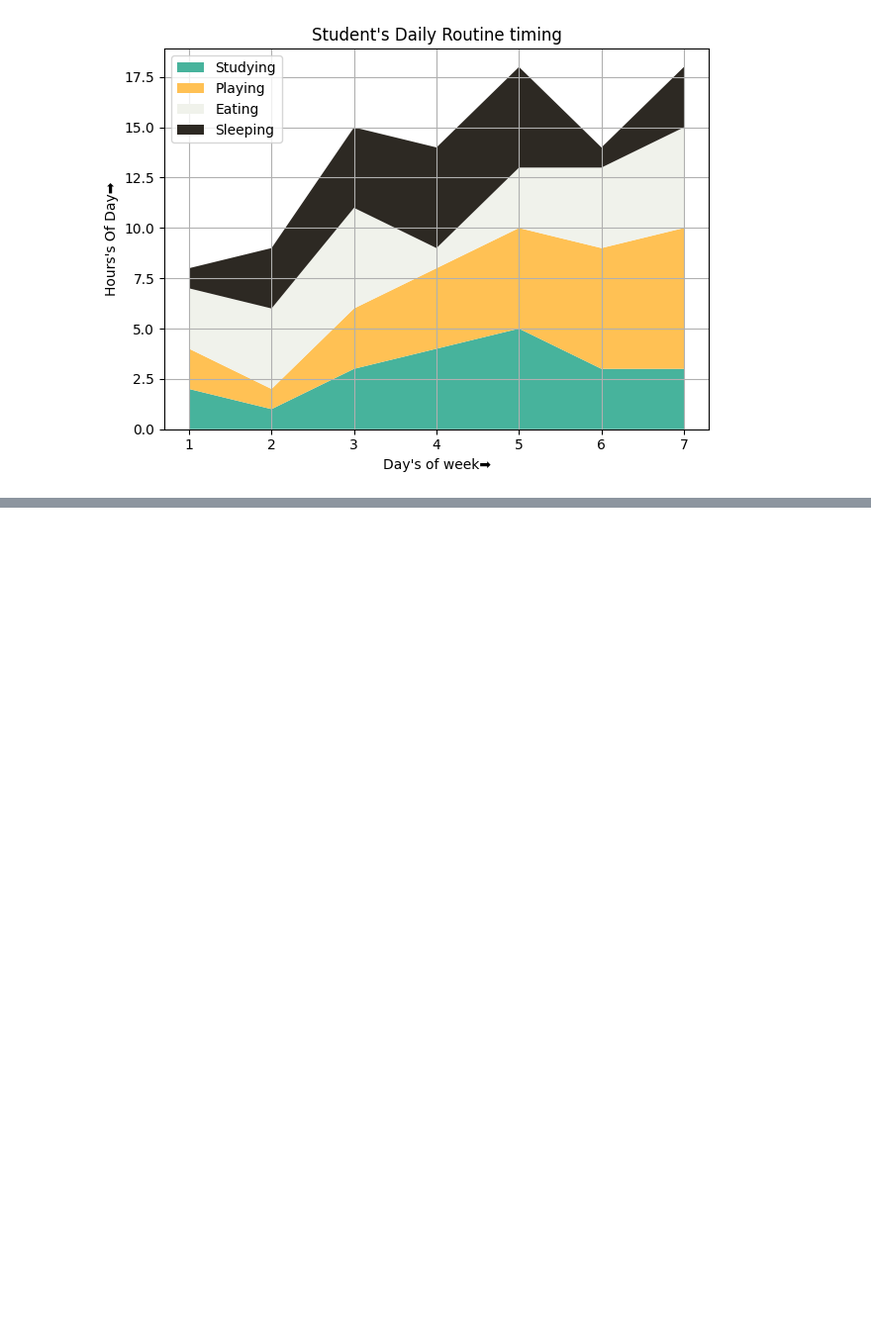
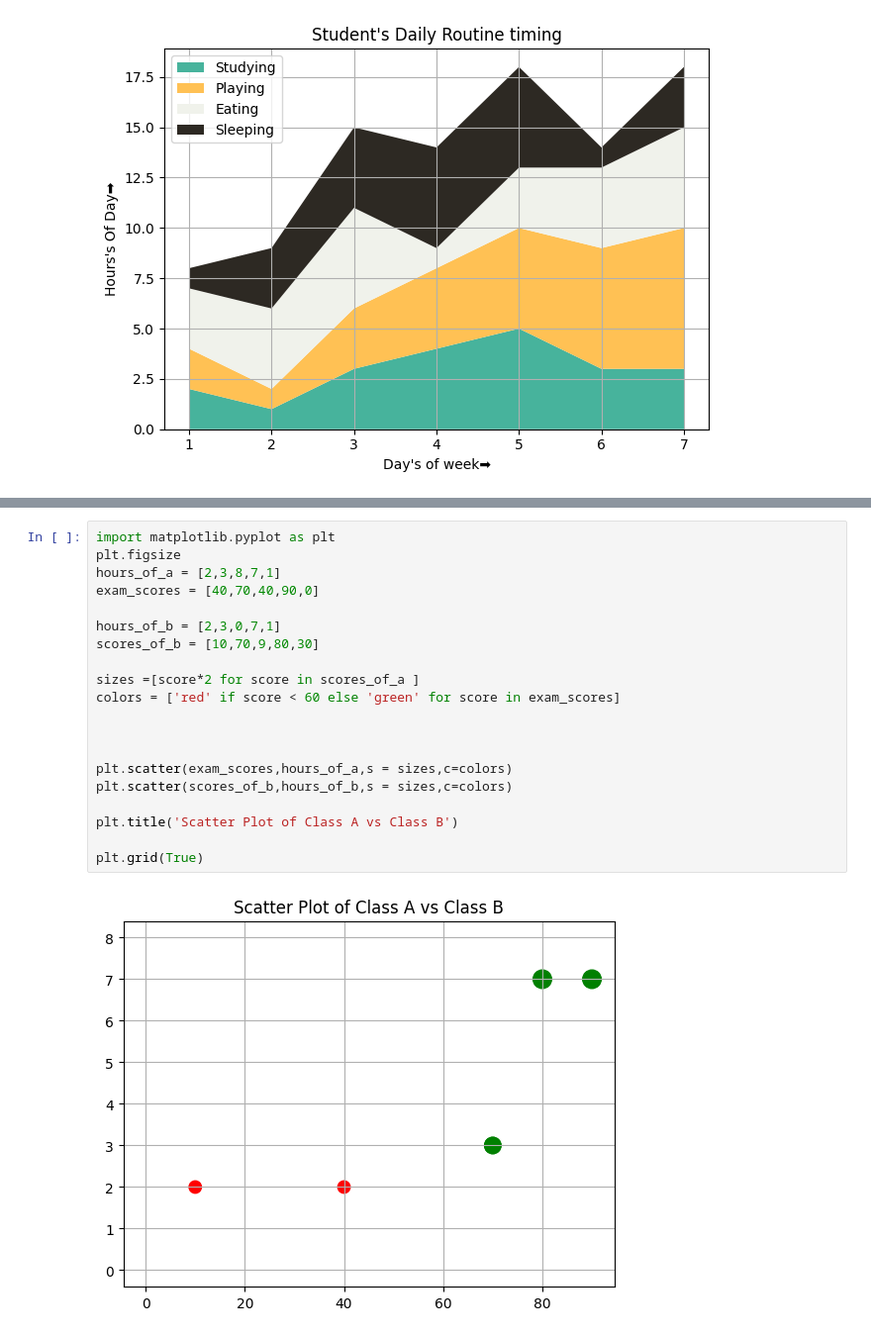
Before and after one commit to mohitmishra8921/Datascience, a Jupyter notebook: kaggle.ipynb, the cells around one changed output, grey strips where cells are left out. Shown at 99% size. Cells and saved outputs as stored; diff of their text form; blank space fills up the shorter version.

```diff
--- a/kaggle.ipynb
+++ b/kaggle.ipynb
@@ -534,0 +535,22 @@ plt.grid(True,color="black")
+# %%
+import matplotlib.pyplot as plt
+plt.figsize
+hours_of_a = [2,3,8,7,1]
+exam_scores = [40,70,40,90,0]
+
+hours_of_b = [2,3,0,7,1]
+scores_of_b = [10,70,9,80,30]
+
+sizes =[score*2 for score in scores_of_a ]
+colors = ['red' if score < 60 else 'green' for score in exam_scores]
+
+
+
+plt.scatter(exam_scores,hours_of_a,s = sizes,c=colors)
+plt.scatter(scores_of_b,hours_of_b,s = sizes,c=colors)
+
+plt.title('Scatter Plot of Class A vs Class B')
+
+plt.grid(True)
+# %% [output]
+[figure, added]
```
Also changed, not shown: parts of 1 cell of this notebook, 1 other file.
